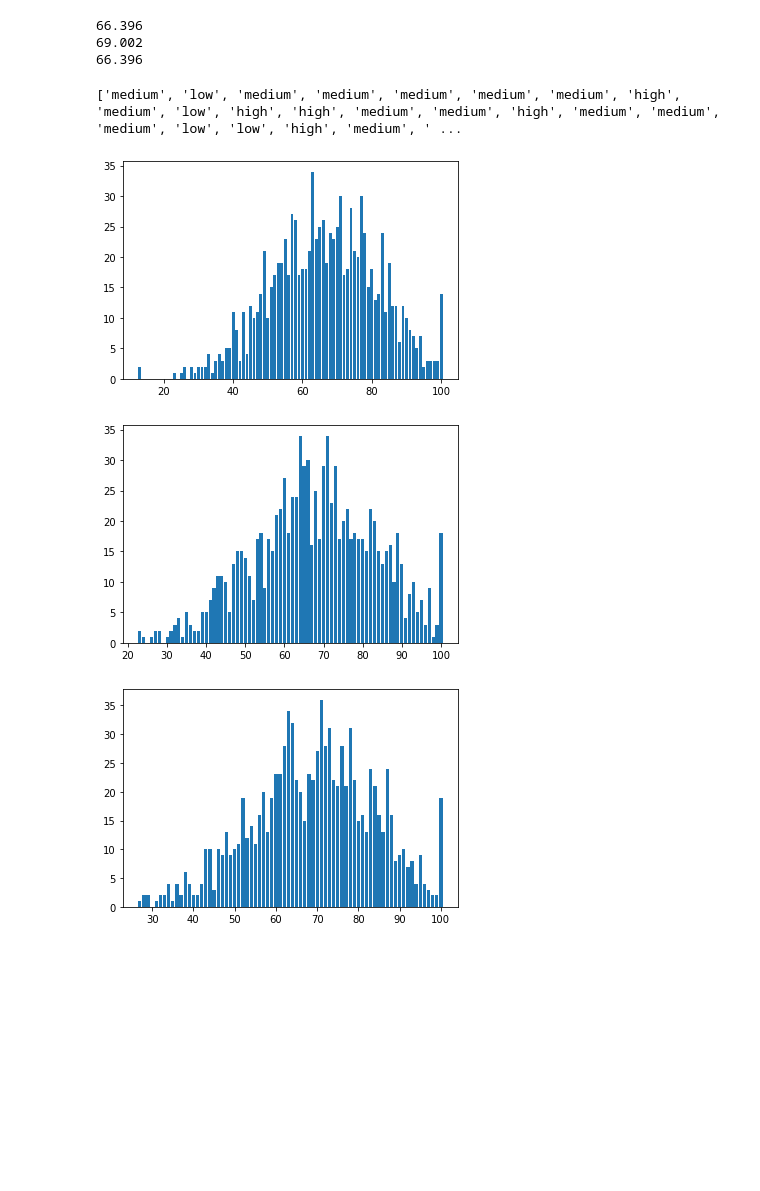
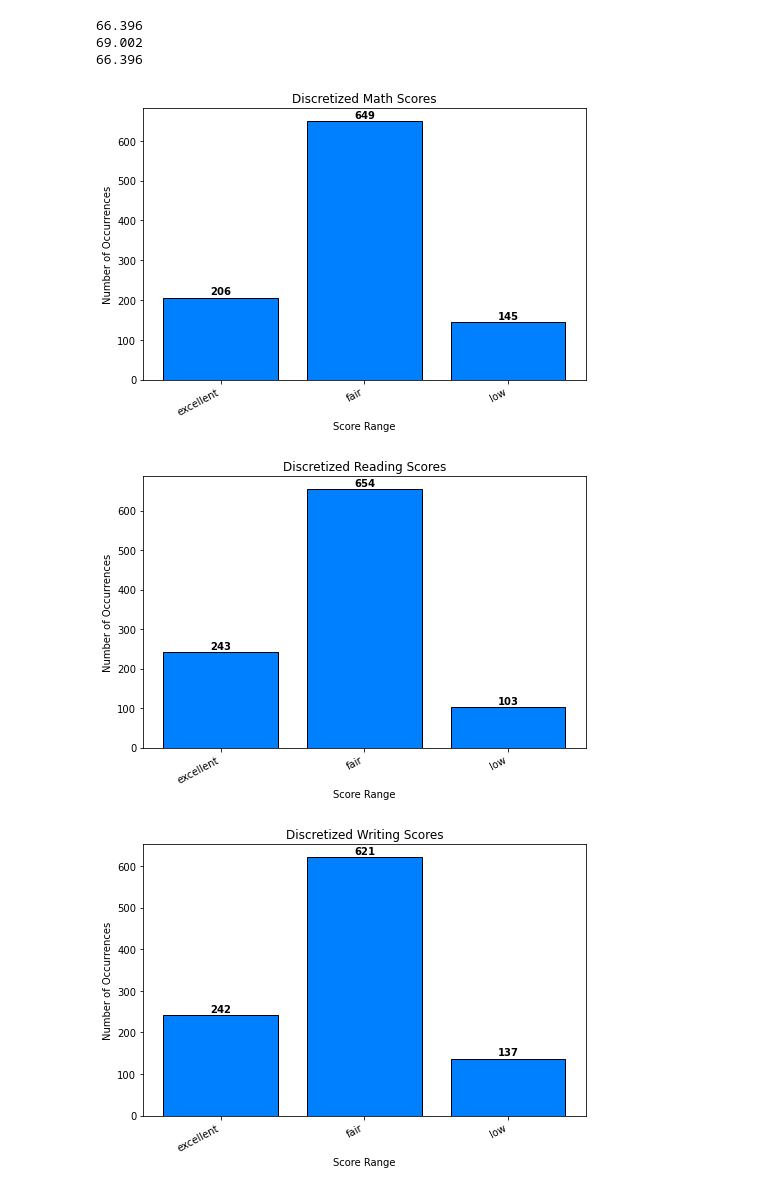
Before and after one commit to nathanBashant/CPSC-322-Final-Project, a Jupyter notebook: student_exams.ipynb, the cells around one changed output. Saved outputs shown, nothing was run; the diff lists cells and outputs as text; code cells hidden in the pictures; blank space fills up the shorter version.

Commit message:
Visualized Discretizations

```diff
--- a/student_exams.ipynb
+++ b/student_exams.ipynb
@@ -55,32 +55,38 @@ print(sum(writing_data) / len(writing_data))
 # %%
 import mypytable
 import utils
 importlib.reload(utils)
 importlib.reload(plot_utils)
 
 math_col = exams_table.get_column("math score")
+reading_col = exams_table.get_column("reading score")
 writing_col = exams_table.get_column("writing score")
-reading_col = exams_table.get_column("reading score")
 
 math_list = []
-for i in math_col:
-    discretized = utils.discretizer(int(i))
+reading_list = []
+writing_list = []
+for index, score in enumerate(math_col):
+    discretized = utils.discretizer(int(score))
     math_list.append(discretized)
+    discretized = utils.discretizer(int(reading_col[index]))
+    reading_list.append(discretized)
+    discretized = utils.discretizer(int(writing_col[index]))
+    writing_list.append(discretized)
 
-print(math_list)
+#print(math_list)
+#call get frequencies, show/visualize percentage of low medium and high
+ma_values, ma_counts = utils.get_frequencies_col(math_list)
+plot_utils.plot_bar_chart(ma_values, ma_counts, "Score Range", "Number of Occurrences", \
+    "Discretized Math Scores", True, (7, 5))
 
-#call get frequencies, show/visualize percentage of low medium and high
+re_values, re_counts = utils.get_frequencies_col(reading_list)
+plot_utils.plot_bar_chart(re_values, re_counts, "Score Range", "Number of Occurrences", \
+    "Discretized Reading Scores", True, (7, 5))
 
-vg_values, vg_counts = utils.get_frequencies_col(math_col)
-plot_utils.bar_chart_example(vg_values, vg_counts)
-
-wr_values, wr_counts = utils.get_frequencies_col(writing_col)
-plot_utils.bar_chart_example(wr_values, wr_counts)
-
-re_values, re_counts = utils.get_frequencies_col(reading_col)
-plot_utils.bar_chart_example(re_values, re_counts)
+wr_values, wr_counts = utils.get_frequencies_col(writing_list)
+plot_utils.plot_bar_chart(wr_values, wr_counts, "Score Range", "Number of Occurrences", \
+    "Discretized Writing Scores", True, (7, 5))
 # %% [output]
-['medium', 'low', 'medium', 'medium', 'medium', 'medium', 'medium', 'high', 'medium', 'low', 'high', 'high', 'medium', 'medium', 'high', 'medium', 'medium', 'medium', 'low', 'low', 'high', 'medium', ' ...
-[figure, old version]
+[figure, new version]
-[figure, old version]
+[figure, new version]
-[figure, old version]
+[figure, new version]
```
Also changed, not shown: 4 other files.
